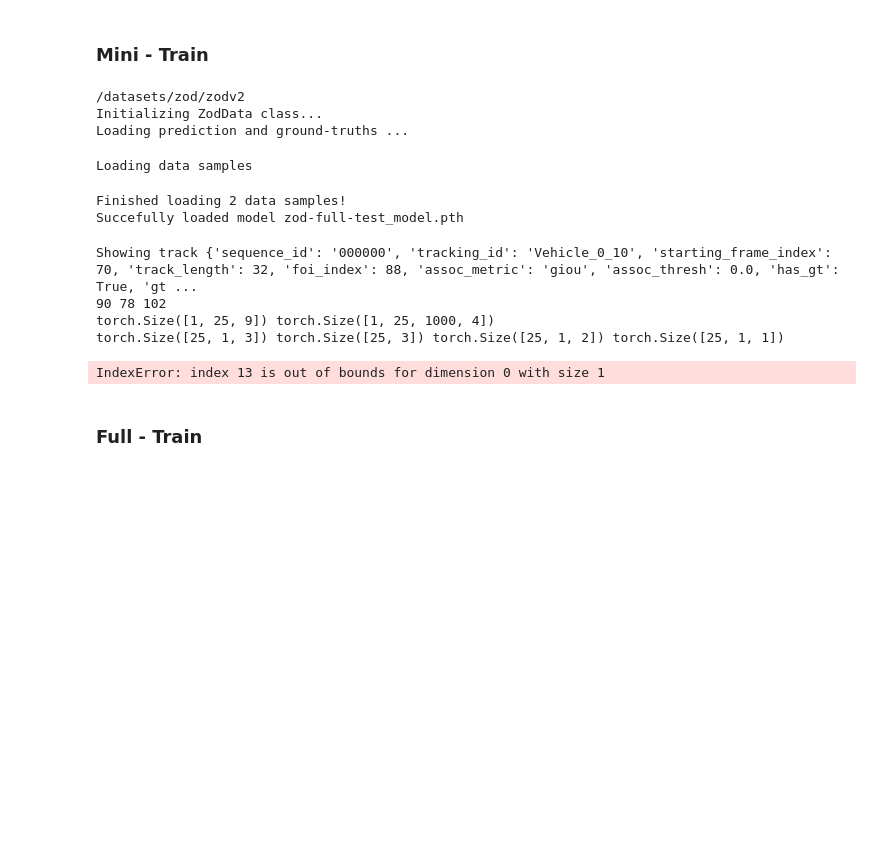
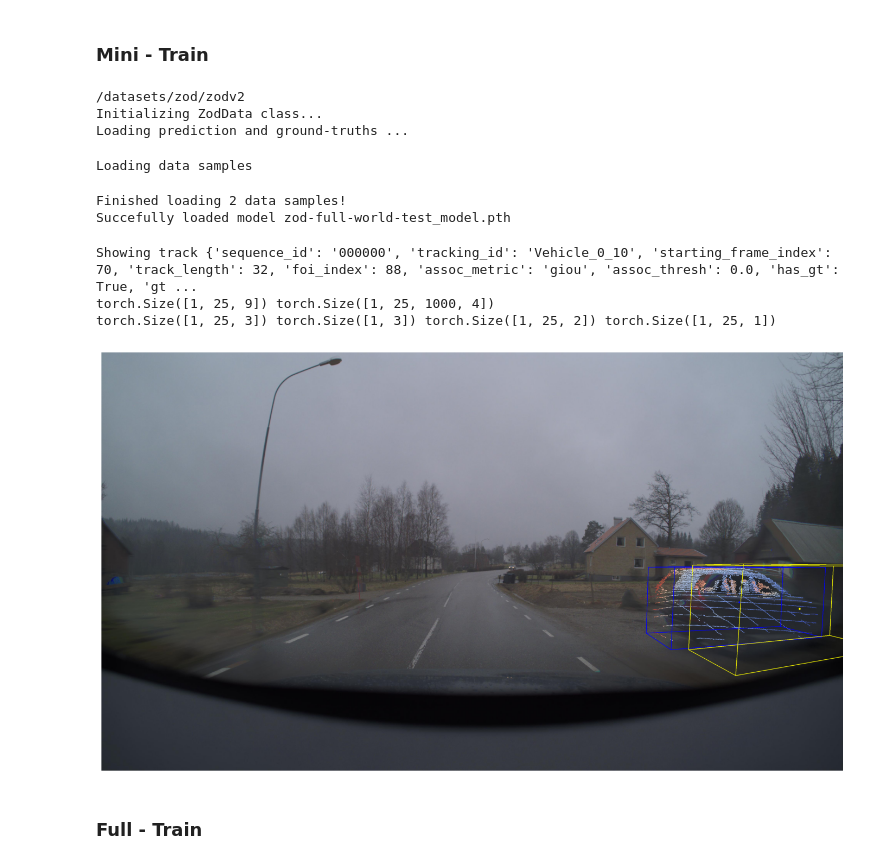
Before and after one commit to ajansbin/thesis-autoann, a Jupyter notebook: Visualizer/visualizer/vis_example.ipynb, the cells around one changed output. Drawn from its saved outputs; the diff is of its cells as text; code cells hidden in the pictures; blank space fills up the shorter version.

```diff
--- a/Visualizer/visualizer/vis_example.ipynb
+++ b/Visualizer/visualizer/vis_example.ipynb
@@ -12,7 +12,7 @@ split = "train"
 result_path = f"/staging/agp/masterthesis/2023autoann/storage/tracking/SimpleTrack_zod_{version}_{split}/results/Vehicle/results_lidar.json"
 anno_path = '/staging/agp/masterthesis/2023autoann/storage/annotations.json'
 data_path = "/datasets/zod/zodv2"
-model_path = '/staging/agp/masterthesis/2023autoann/storage/smoothing/autoannsmoothing/pc-track/zod-full-test_model.pth'
+model_path = '/staging/agp/masterthesis/2023autoann/storage/smoothing/autoannsmoothing/pc-track/zod-full-world-test_model.pth'
 remove_non_foi_tracks = True
 remove_non_gt_tracks = True
 
@@ -24,17 +24,16 @@ Initializing ZodData class...
 Loading prediction and ground-truths ...
 Loading data samples
 Finished loading 2 data samples!
-Succefully loaded model zod-full-test_model.pth
+Succefully loaded model zod-full-world-test_model.pth
 # %%
 track_index = 0
-frame_track_index = 20
+frame_track_index = 25
 viz_mini.plot_track_index(track_index, frame_track_index, show_lidar=True, show_det=True, show_ref=True, show_gt=False, score_thresh=0.0)
 # %% [output]
 Showing track {'sequence_id': '000000', 'tracking_id': 'Vehicle_0_10', 'starting_frame_index': 70, 'track_length': 32, 'foi_index': 88, 'assoc_metric': 'giou', 'assoc_thresh': 0.0, 'has_gt': True, 'gt ...
-90 78 102
 torch.Size([1, 25, 9]) torch.Size([1, 25, 1000, 4])
-torch.Size([25, 1, 3]) torch.Size([25, 3]) torch.Size([25, 1, 2]) torch.Size([25, 1, 1])
+torch.Size([1, 25, 3]) torch.Size([1, 3]) torch.Size([1, 25, 2]) torch.Size([1, 25, 1])
-IndexError: index 13 is out of bounds for dimension 0 with size 1
+[figure, added]
 # %% [markdown]
 ### Full - Train
 # %%
```
Also changed, not shown: parts of 2 cells of this notebook, 11 other files.
